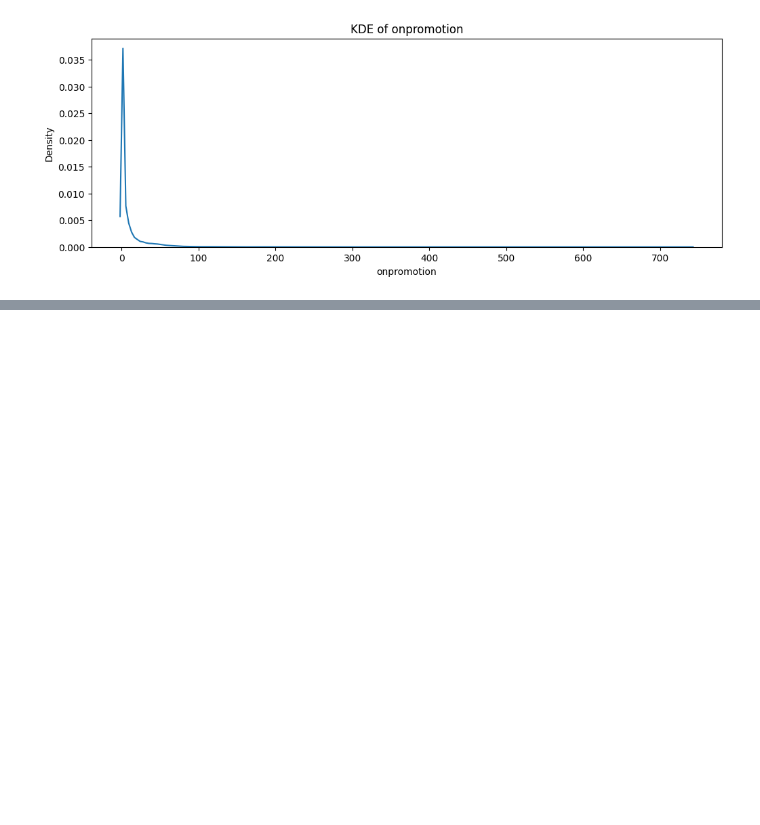
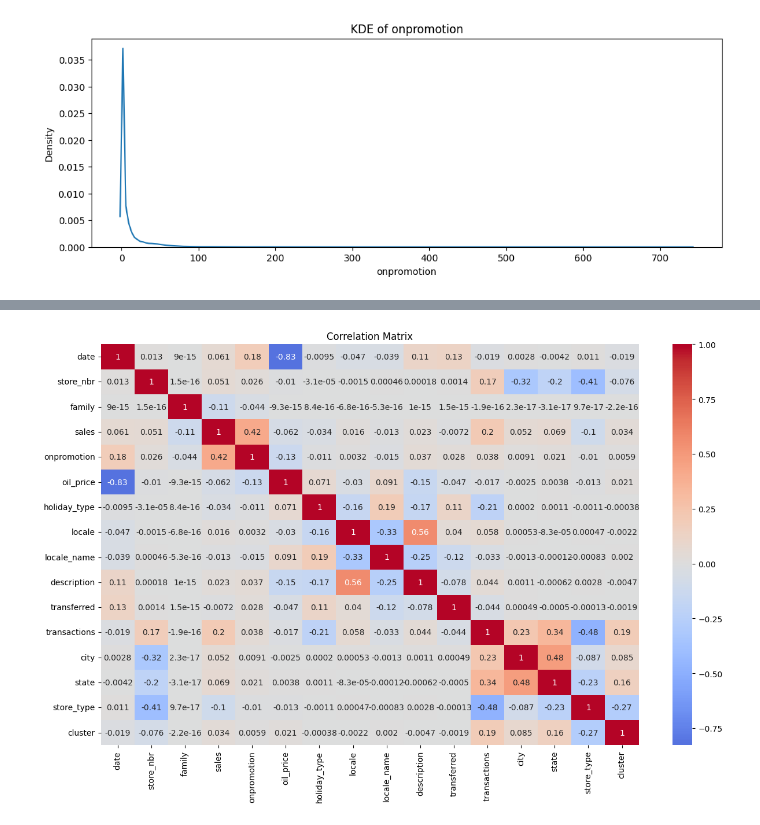
Before and after one commit to Kwamena-A-Yamoah/Time-Series-Regression-Analysis-Corporation-Favorita-, a Jupyter notebook: Notebook/Time_Series_Regression_Analysis.ipynb, the cells around one changed output, grey strips where cells are left out. Cells and saved outputs as stored; diff of their text form; code cells hidden in the pictures; blank space fills up the shorter version.

```diff
--- a/Notebook/Time_Series_Regression_Analysis.ipynb
+++ b/Notebook/Time_Series_Regression_Analysis.ipynb
@@ -722,0 +714,19 @@ Name: sales, dtype: float64
+# %%
+# Copy all_df to all_df1
+all_df1 = all_df.copy()
+
+# Convert categorical variables to numerical in order to calculate correlations between all columns
+categorical_columns = all_df.select_dtypes(include=['object', 'bool']).columns
+for column in categorical_columns:
+    all_df1[column] = all_df1[column].astype('category').cat.codes
+
+# Calculate correlation matrix
+correlation_matrix = all_df1.drop("id", axis=1).corr()
+
+# Plot heatmap of the correlation matrix
+plt.figure(figsize=(15, 9))
+sns.heatmap(correlation_matrix, annot=True, cmap='coolwarm', center=0)
+plt.title('Correlation Matrix')
+plt.show()
+# %% [output]
+[figure, added]
```
Also changed, not shown: parts of 97 cells of this notebook, 1 other file.
